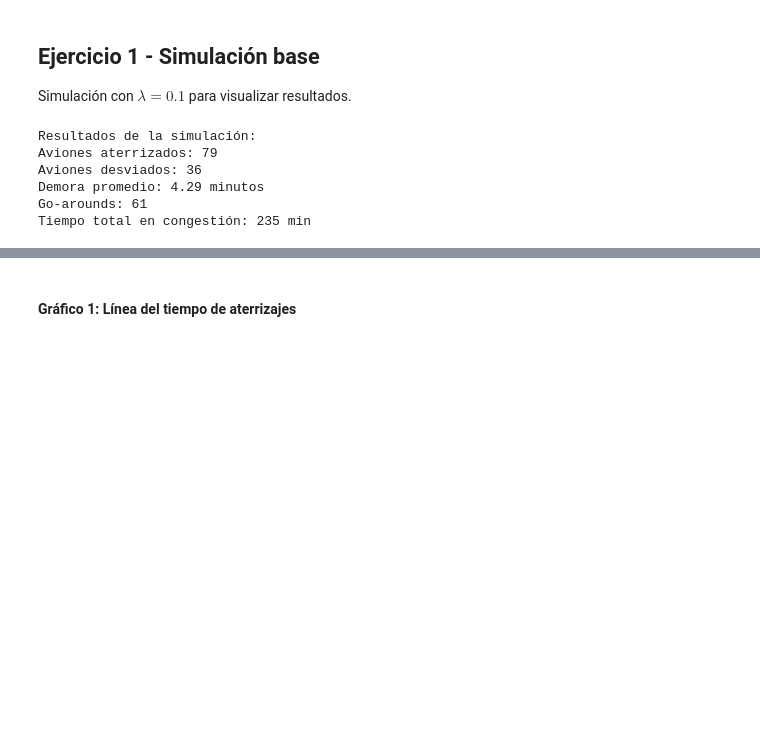
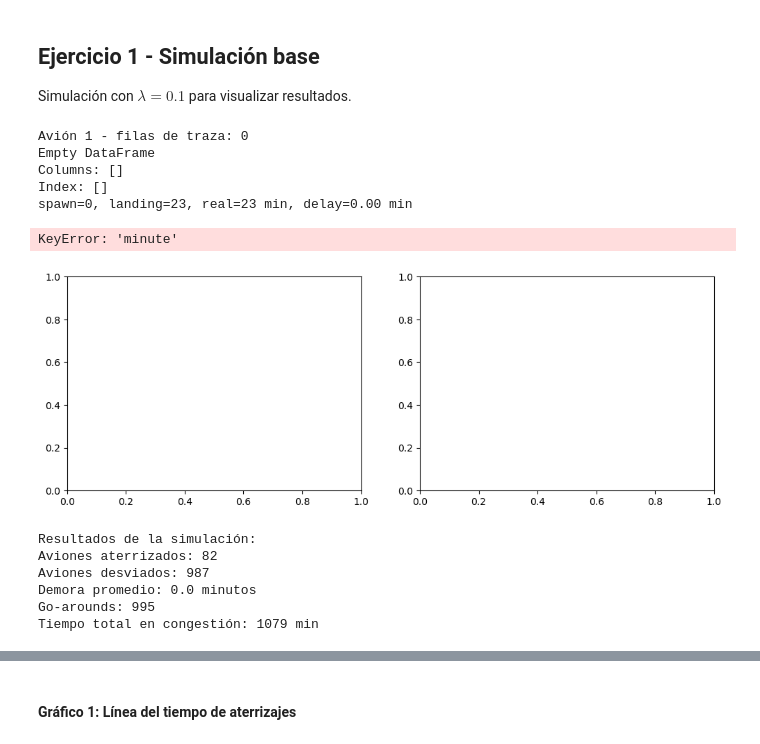
Before and after one commit to 1sabelnunez/TP1_ACN, a Jupyter notebook: tp1_acn_exp.ipynb, the cells around one changed output, grey strips where cells are left out. Saved outputs shown, nothing was run; the diff lists cells and outputs as text; code cells hidden in the pictures; blank space fills up the shorter version.

Commit message:
aviones

```diff
--- a/tp1_acn_exp.ipynb
+++ b/tp1_acn_exp.ipynb
@@ -21,17 +21,65 @@ Simulación con $\lambda=0.1$ para visualizar resultados.
 cfg = SimulationConfig(lambda_per_min=0.1, seed=42)
 sim = AEPSimulator(cfg)
 out = sim.run()
+# %%
+cfg = SimulationConfig(lambda_per_min=1, seed=42)
+sim = AEPSimulator(cfg)
+out = sim.run()
+# %%
+import importlib, pandas as pd, numpy as np, matplotlib.pyplot as plt
+import motor; importlib.reload(motor)
+from motor import SimulationConfig, AEPSimulator, ideal_time_minutes
+
+
+# Elegir un avión que haya aterrizado
+landed_ids = [a.id for a in out.aircraft_log if a.status == "landed"]
+if not landed_ids:
+    print("No hay aterrizajes para trazar.")
+else:
+    target_id = landed_ids[0]  # o elegir otro ID
+    traj = pd.DataFrame(out.traces.get(target_id, []))
+    print(f"Avión {target_id} - filas de traza: {len(traj)}")
+
+    # Mostrar primeros registros
+    print(traj.head().to_string(index=False))
+
+    # Info resumen y delay
+    a = next(a for a in out.aircraft_log if a.id == target_id)
+    ideal = ideal_time_minutes()
+    real_time = a.landing_minute - a.spawn_minute if a.landing_minute else np.nan
+    delay = real_time - ideal if a.landing_minute else np.nan
+    print(f"spawn={a.spawn_minute}, landing={a.landing_minute}, real={real_time} min, delay={delay:.2f} min")
+
+    # Gráficos de trayecto
+    fig, ax = plt.subplots(1,2, figsize=(12,4))
+    ax[0].plot(traj["minute"], traj["distance_nm"])
+    ax[0].set_title(f"Distancia vs tiempo (ID {target_id})")
+    ax[0].set_xlabel("min"); ax[0].set_ylabel("distancia (nm)"); ax[0].grid(True, alpha=0.3)
+
+    ax[1].plot(traj["minute"], traj["speed_kt"])
+    ax[1].set_title(f"Velocidad vs tiempo (ID {target_id})")
+    ax[1].set_xlabel("min"); ax[1].set_ylabel("velocidad (kt)"); ax[1].grid(True, alpha=0.3)
+
+    plt.tight_layout(); plt.show()
+# %% [output]
+Avión 1 - filas de traza: 0
+Empty DataFrame
+Columns: []
+Index: []
+spawn=0, landing=23, real=23 min, delay=0.00 min
+KeyError: 'minute'
+[figure, added]
 # %%
 print("Resultados de la simulación:")
 print(f"Aviones aterrizados: {out.landed}")
 print(f"Aviones desviados: {out.diverted}")
-print(f"Demora promedio: {out.avg_delay_minutes:.2f} minutos")
+print(f"Demora promedio: {out.avg_delay_minutes} minutos")
 print(f"Go-arounds: {out.go_arounds}")
 print(f"Tiempo total en congestión: {out.congestion_time} min")
 # %% [output]
 Resultados de la simulación:
-Aviones aterrizados: 79
-Aviones desviados: 36
-Demora promedio: 4.29 minutos
-Go-arounds: 61
-Tiempo total en congestión: 235 min
+Aviones aterrizados: 82
+Aviones desviados: 987
+Demora promedio: 0.0 minutos
+Go-arounds: 995
+Tiempo total en congestión: 1079 min
```
Also changed, not shown: parts of 8 cells of this notebook, 1 other file.
